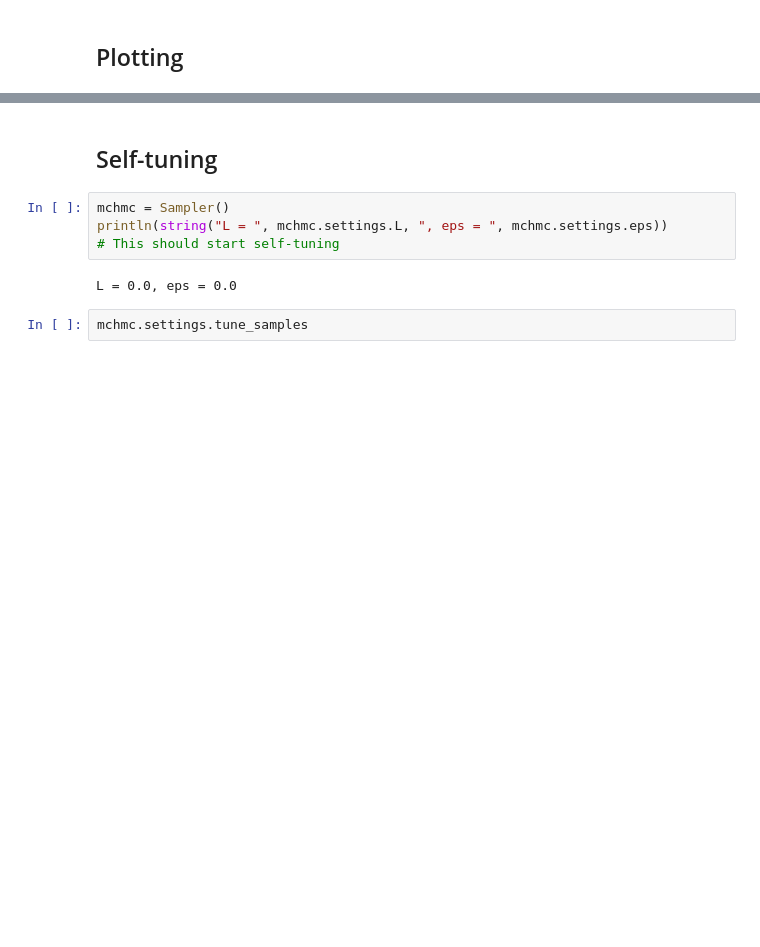
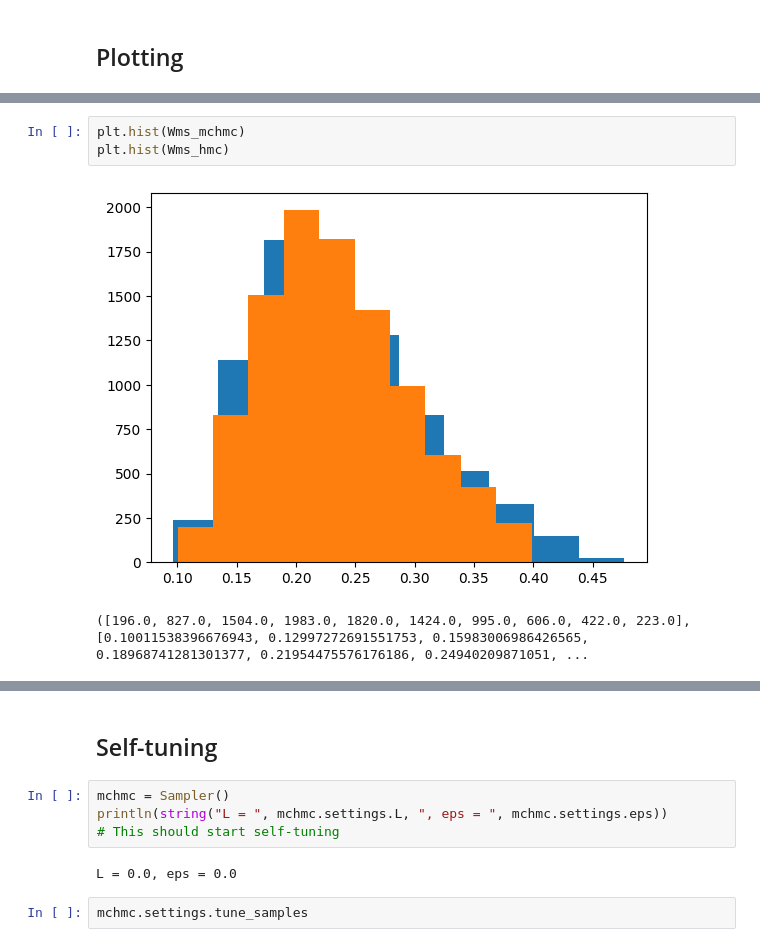
Before and after one commit to JaimeRZP/CMBLensing_MicroCanonicalHMC.jl, a Jupyter notebook: Lab_Turing.ipynb, the cells around one changed output, grey strips where cells are left out. Drawn from its saved outputs; the diff is of its cells as text; blank space fills up the shorter version.

```diff
--- a/Lab_Turing.ipynb
+++ b/Lab_Turing.ipynb
@@ -105,0 +178,6 @@ plt.title("Turing Target");
+# %%
+plt.hist(Wms_mchmc)
+plt.hist(Wms_hmc)
+# %% [output]
+[figure, added]
+([196.0, 827.0, 1504.0, 1983.0, 1820.0, 1424.0, 995.0, 606.0, 422.0, 223.0], [0.10011538396676943, 0.12997272691551753, 0.15983006986426565, 0.18968741281301377, 0.21954475576176186, 0.24940209871051, ...
```
Also changed, not shown: parts of 14 cells of this notebook, 2 other files.
